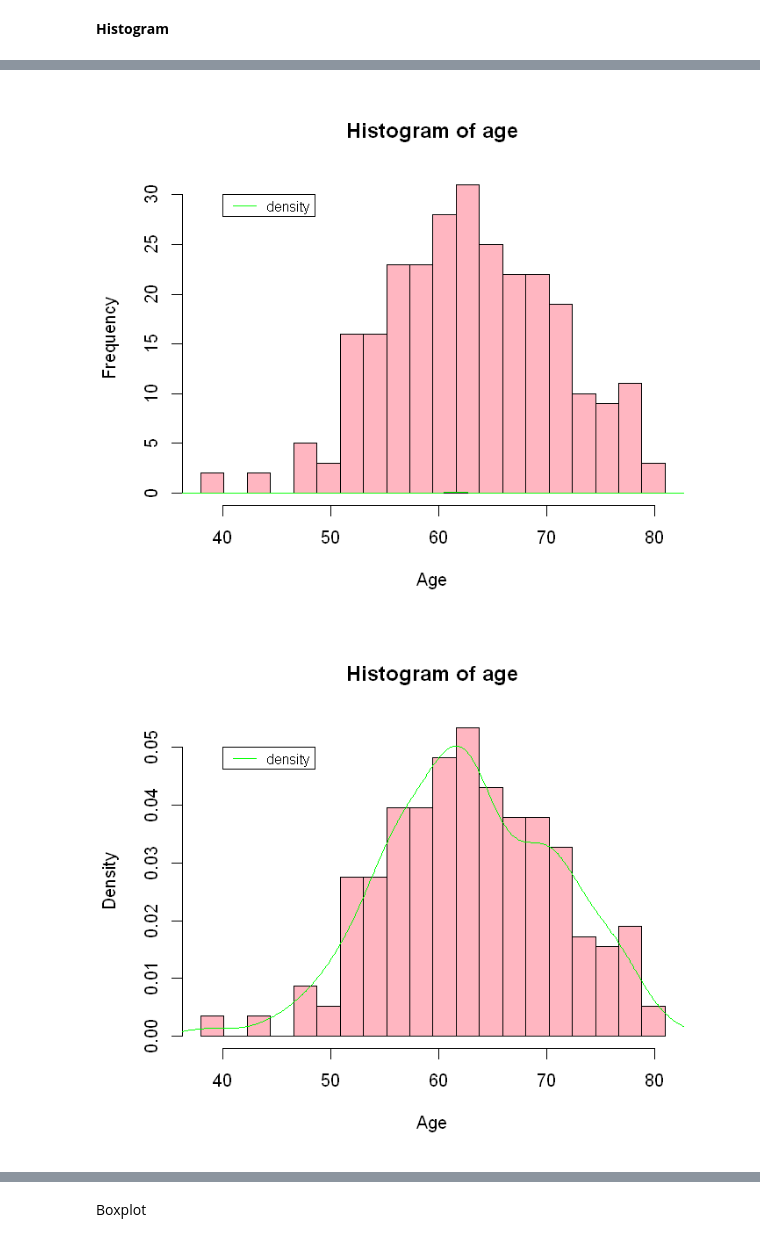
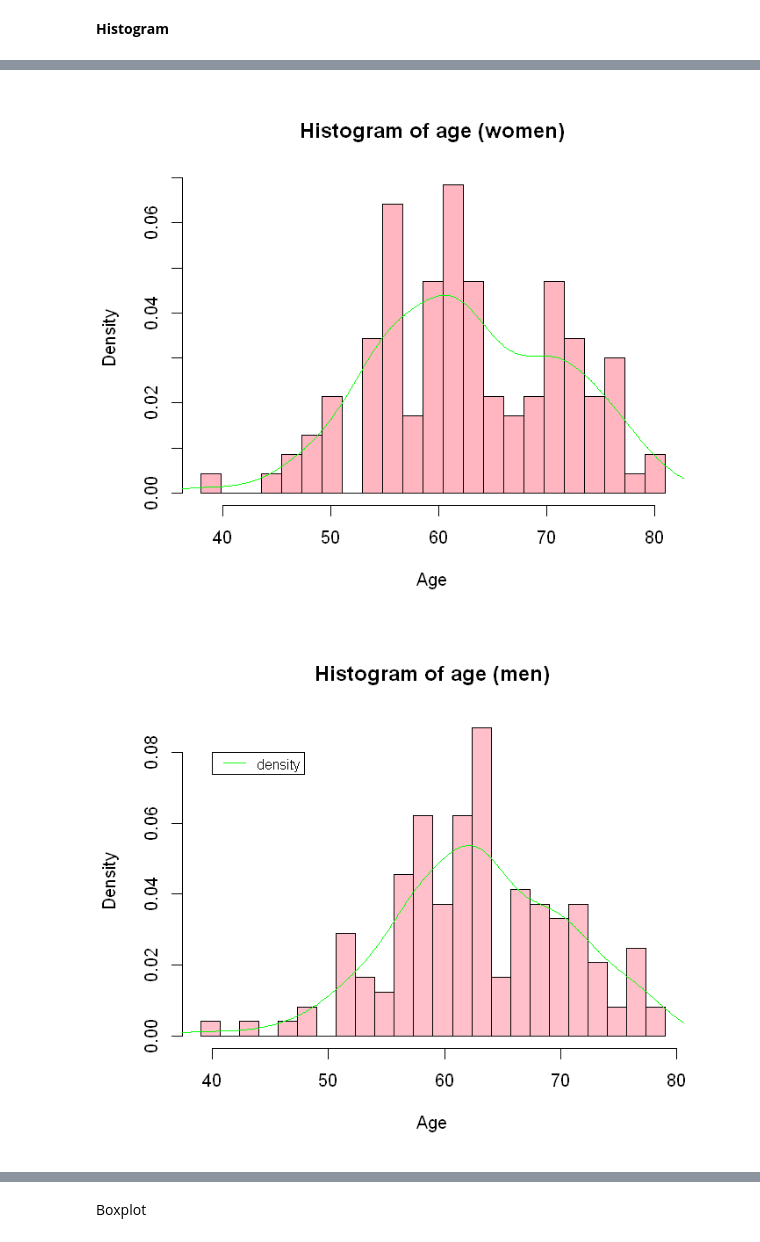
Before and after one commit to Swinkawkrawacie/Statystyka-stosowana, a Jupyter notebook: raport1.ipynb, the cells around one changed output, grey strips where cells are left out. Saved outputs shown, nothing was run; the diff lists cells and outputs as text; code cells hidden in the pictures.

```diff
--- a/raport1.ipynb
+++ b/raport1.ipynb
@@ -162,18 +188,22 @@ median(data_set$AGE)
 # %%
-hist(data_set$AGE,
-    breaks = seq(min(data_set$AGE), max(data_set$AGE), length.out = 21),
-    col = "lightpink", xlab = "Age", main = "Histogram of age")
-f <- density(data_set$AGE)
+women <- subset(data_set, GENDER == "F")
+hist(women$AGE,
+    breaks = seq(min(women$AGE), max(women$AGE),
+    length.out = round(5 * log(length(women$AGE)))),
+    col = "lightpink", freq = FALSE, xlab = "Age",
+    main = "Histogram of age (women)")
+f <- density(women$AGE)
 lines(f$x, f$y, col = "green")
-legend(40, 30, legend = "density", col = "green", lty = 1, cex = 0.8)
+legend(20, 0.06, legend = "density", col = "green", lty = 1, cex = 0.8)
 # %% [output]
-[figure, old version]
+[figure, new version]
 # %%
-hist(data_set$AGE,
-    breaks = seq(min(data_set$AGE), max(data_set$AGE), length.out = 21),
-    col = "lightpink", freq = FALSE, xlab = "Age", main = "Histogram of age")
-f <- density(data_set$AGE)
+men <- subset(data_set, GENDER == "M")
+hist(men$AGE, breaks = seq(min(men$AGE), max(men$AGE),
+    length.out = round(5 * log(length(men$AGE)))),
+    col = "pink", freq = FALSE, xlab = "Age", main = "Histogram of age (men)")
+f <- density(men$AGE)
 lines(f$x, f$y, col = "green")
-legend(40, 0.05, legend = "density", col = "green", lty = 1, cex = 0.8)
+legend(40, 0.08, legend = "density", col = "green", lty = 1, cex = 0.8)
 # %% [output]
-[figure, old version]
+[figure, new version]
```
Also changed, not shown: parts of 22 cells of this notebook, 7 other files.
